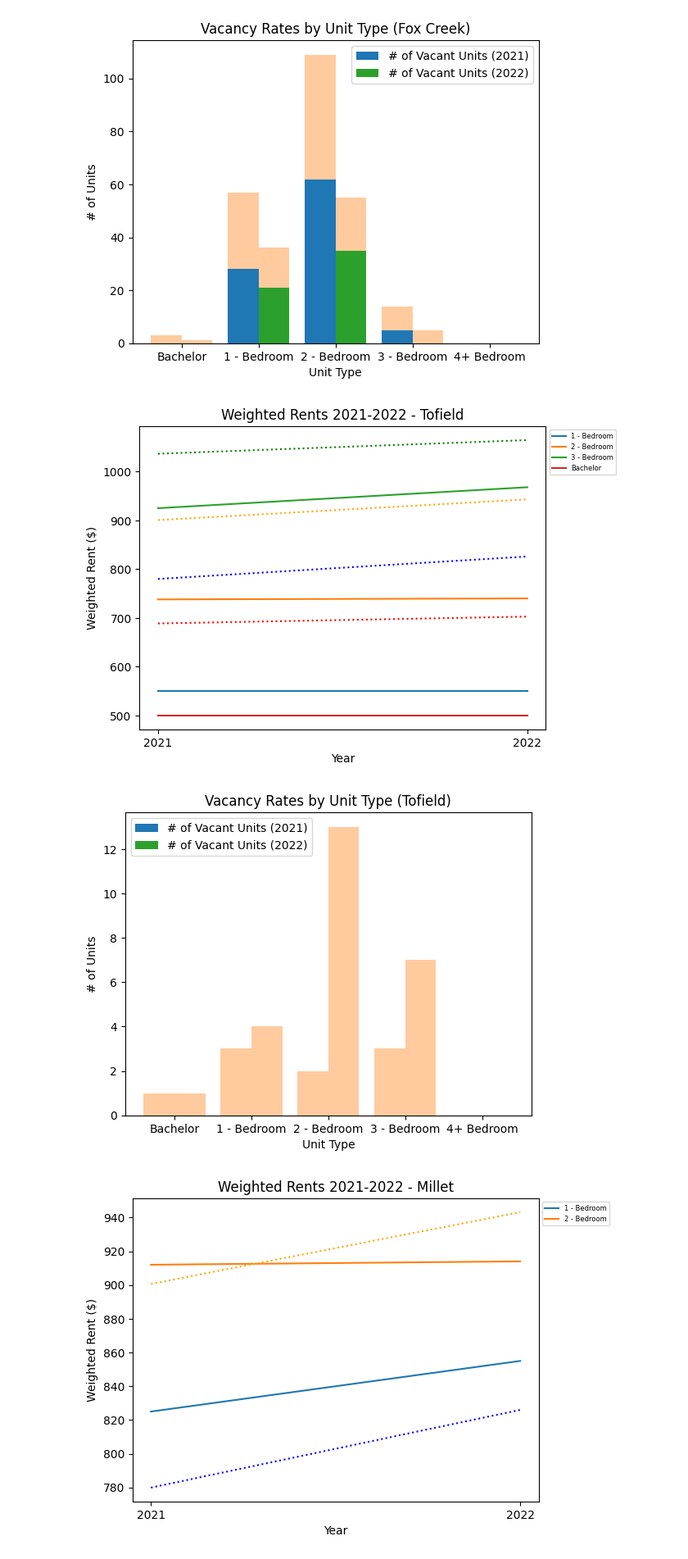
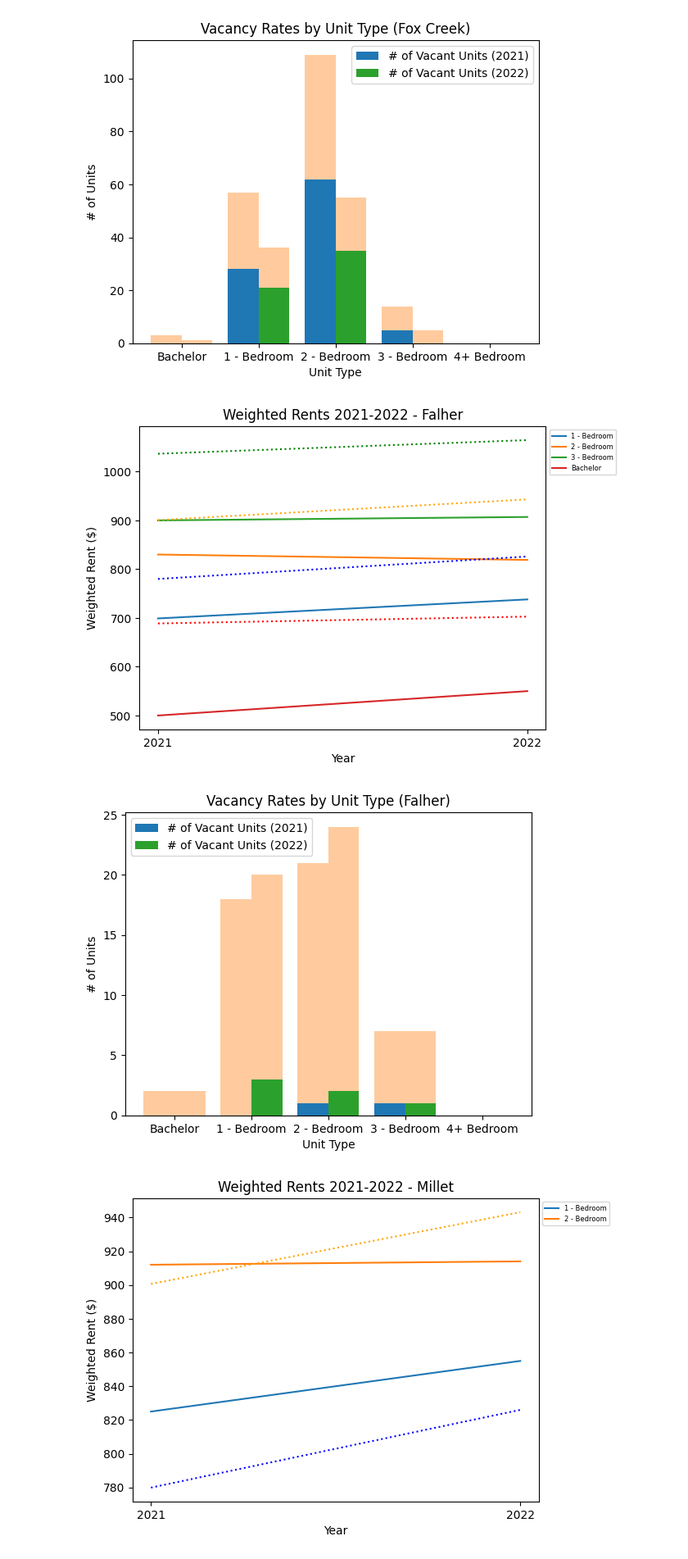
Before and after one commit to Mathemusician1729/DATA-221-Project, a Jupyter notebook: Matthew.ipynb, the cells around one changed output. Shown at 82% size. Saved outputs shown, nothing was run; the diff lists cells and outputs as text; code cells hidden in the pictures.

Commit message:
replaced tofield with falher

```diff
--- a/Matthew.ipynb
+++ b/Matthew.ipynb
@@ -107,16 +107,8 @@ Reasons why I chose these towns:
 -------------
 # %%
 # Tuples for multilevel index where outer is the two years and inner is the unit type
-multigrouping = [("2021", "Bachelor"),
-                    ("2021", "1 - Bedroom"),
-                    ("2021", "2 - Bedroom"),
-                    ("2021", "3 - Bedroom"),
-                    ("2021", "4+ Bedroom"),
-                    ("2022", "Bachelor"),
-                    ("2022", "1 - Bedroom"),
-                    ("2022", "2 - Bedroom"),
-                    ("2022", "3 - Bedroom"),
-                    ("2022", "4+ Bedroom"),]
+multigrouping = [("2021", "Bachelor"),("2021", "1 - Bedroom"), ("2021", "2 - Bedroom"), ("2021", "3 - Bedroom"),("2021", "4+ Bedroom"),
+                  ("2022", "Bachelor"), ("2022", "1 - Bedroom"), ("2022", "2 - Bedroom"), ("2022", "3 - Bedroom"),("2022", "4+ Bedroom"),]
 # %% [markdown]
 ## Small Towns
 # %%
@@ -671,13 +662,13 @@ small_towns
 | 404 | Valleyview | T | 1694 |
 | 59 | Vulcan | T | 1825 |
 # %%
-smalltowns = ["Bruderheim", "Fox Creek", "Tofield", "Millet", "Mclennan"]
+smalltowns = ["Bruderheim", "Fox Creek", "Falher", "Millet", "Mclennan"]
 costs_smalltowns = table8[table8["Community"].isin(smalltowns)]
 vacancy_smalltowns = table6[table6["Community"].isin(smalltowns)]
 
 bruderheim = costs_smalltowns[costs_smalltowns["Community"] == "Bruderheim"]
 foxcreek = costs_smalltowns[costs_smalltowns["Community"] == "Fox Creek"]
-tofield = costs_smalltowns[costs_smalltowns["Community"] == "Tofield"]
+falher = costs_smalltowns[costs_smalltowns["Community"] == "Falher"]
 millet = costs_smalltowns[costs_smalltowns["Community"] == "Millet"]
 mclennan = costs_smalltowns[costs_smalltowns["Community"] == "Mclennan"]
 
@@ -685,7 +676,7 @@ bruderheim_rents = bruderheim[["2021 Weighted Rent", "2022 Weighted Rent"]]
 foxcreek_rents = foxcreek[["2021 Weighted Rent", "2022 Weighted Rent"]]
 millet_rents = millet[["2021 Weighted Rent", "2022 Weighted Rent"]]
 mclennan_rents = mclennan[["2021 Weighted Rent", "2022 Weighted Rent"]]
-tofield_rents = tofield[["2021 Weighted Rent", "2022 Weighted Rent"]]
+falher_rents = falher[["2021 Weighted Rent", "2022 Weighted Rent"]]
 # %%
 for i in range(len(bruderheim.index)):
     plt.plot(["2021", "2022"], bruderheim_rents.iloc[i], label=bruderheim["Unit Type"].iloc[i])
@@ -756,38 +747,37 @@ plt.show()
 [figure]
 [figure]
 # %%
-# Why we used this? --> much lower prices compared to average
-for i in range(len(tofield.index)):
-    plt.plot(["2021", "2022"], tofield_rents.iloc[i], label=tofield["Unit Type"].iloc[i])
+for i in range(len(falher.index)):
+    plt.plot(["2021", "2022"], falher_rents.iloc[i], label=falher["Unit Type"].iloc[i])
 
 plotmeans(True, True, True, True, False)
-plt.title("Weighted Rents 2021-2022 - Tofield")
+plt.title("Weighted Rents 2021-2022 - Falher")
 plt.xlabel("Year")
 plt.ylabel("Weighted Rent ($)")
 plt.legend(prop={'size': 6}, bbox_to_anchor=(1,1))
 plt.show()
 
-vacancy_2021 = np.array(tofield_vacancies["2021"].loc["Vacancies"])
-vacancy_2022 = np.array(tofield_vacancies["2022"].loc["Vacancies"])
+vacancy_2021 = np.array(falher_vacancies["2021"].loc["Vacancies"])
+vacancy_2022 = np.array(falher_vacancies["2022"].loc["Vacancies"])
 
-num_units_2021 = np.array(tofield_vacancies["2021"].loc["Number of Units"])
-num_units_2022 = np.array(tofield_vacancies["2022"].loc["Number of Units"])
+num_units_2021 = np.array(falher_vacancies["2021"].loc["Number of Units"])
+num_units_2022 = np.array(falher_vacancies["2022"].loc["Number of Units"])
 
-x_range = np.arange(len(tofield_vacancies["2021"].columns)) # create (also allows us to offset the bars)
+x_range = np.arange(len(falher_vacancies["2021"].columns)) # create (also allows us to offset the bars)
 
 plt.bar(x_range - 0.2, vacancy_2021, 0.4, label="# of Vacant Units (2021)")
 plt.bar(x_range - 0.2, num_units_2021 - vacancy_2021, 0.4, bottom=vacancy_2021, alpha=0.4)
 plt.bar(x_range + 0.2, vacancy_2022, 0.4, color="C2", label="# of Vacant Units (2022)")
 plt.bar(x_range + 0.2, num_units_2022 - vacancy_2022, 0.4, bottom=vacancy_2022, alpha=0.4, color="C1")
-plt.title("Vacancy Rates by Unit Type (Tofield)")
+plt.title("Vacancy Rates by Unit Type (Falher)")
 plt.xlabel("Unit Type")
 plt.ylabel("# of Units")
-plt.xticks(x_range, labels=tofield_vacancies["2021"].columns)
+plt.xticks(x_range, labels=falher_vacancies["2021"].columns)
 plt.legend()
 plt.show()
 # %% [output]
-[figure, old version]
+[figure, new version]
-[figure, old version]
+[figure, new version]
 # %%
 for i in range(len(millet.index)):
     plt.plot(["2021", "2022"], millet_rents.iloc[i], label=millet["Unit Type"].iloc[i])
```
Also changed, not shown: parts of 5 cells of this notebook, 2 other files.
